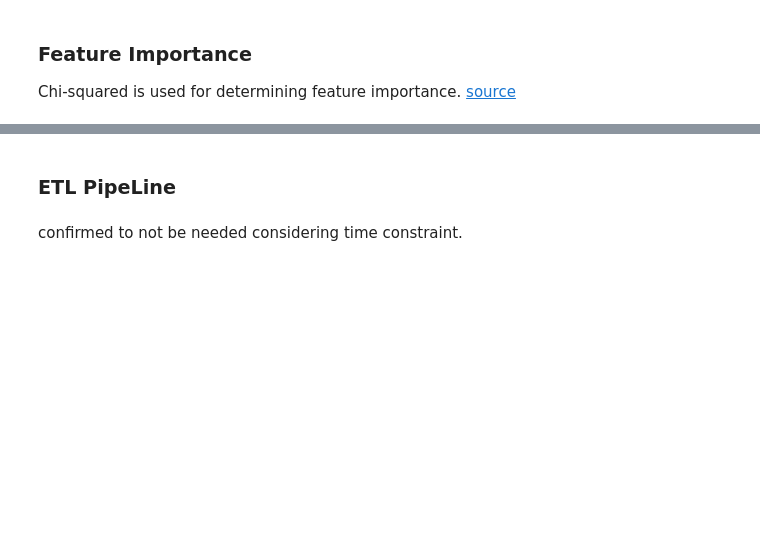
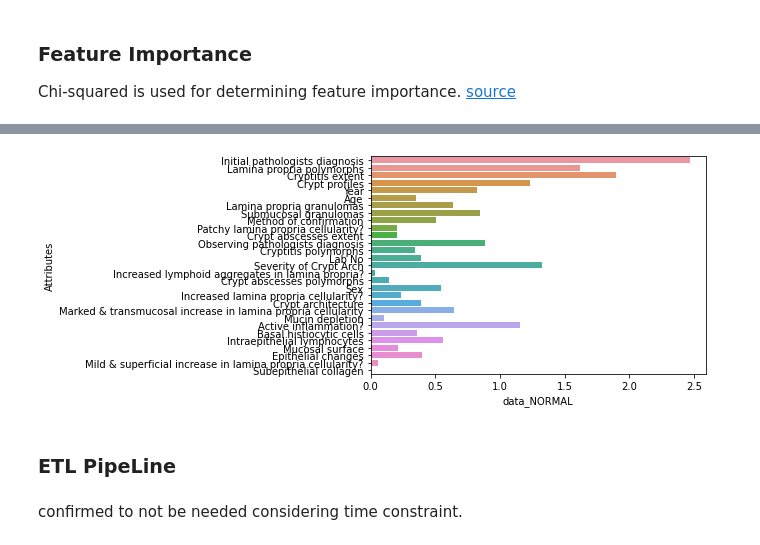
Before and after one commit to pretttyvo/Capstone_B, a Jupyter notebook: Jupyter notebook/CapStone B Final WB.ipynb, the cells around one changed output, grey strips where cells are left out. Saved outputs shown, nothing was run; the diff lists cells and outputs as text; code cells hidden in the pictures; blank space fills up the shorter version.

```diff
--- a/Jupyter notebook/CapStone B Final WB.ipynb
+++ b/Jupyter notebook/CapStone B Final WB.ipynb
@@ -1038,3 +1102,7 @@ print('Accuracy: %.2f' % (accuracy*100))
+# %%
+ax = sns.barplot(x="data_NORMAL", y="Attributes", data=df_logit)
+# %% [output]
+[figure, added]
 # %% [markdown]
 ### ETL PipeLine
 # %% [markdown]
```
Also changed, not shown: parts of 33 cells of this notebook, 1 other file.
